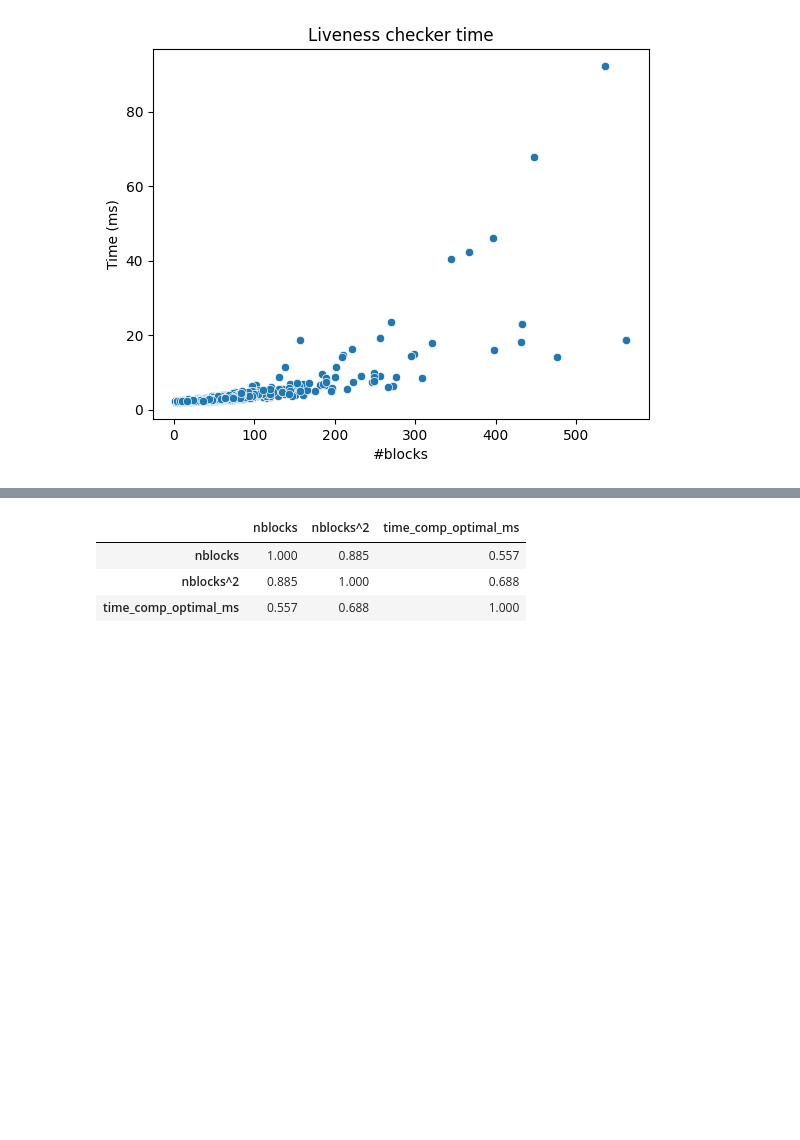
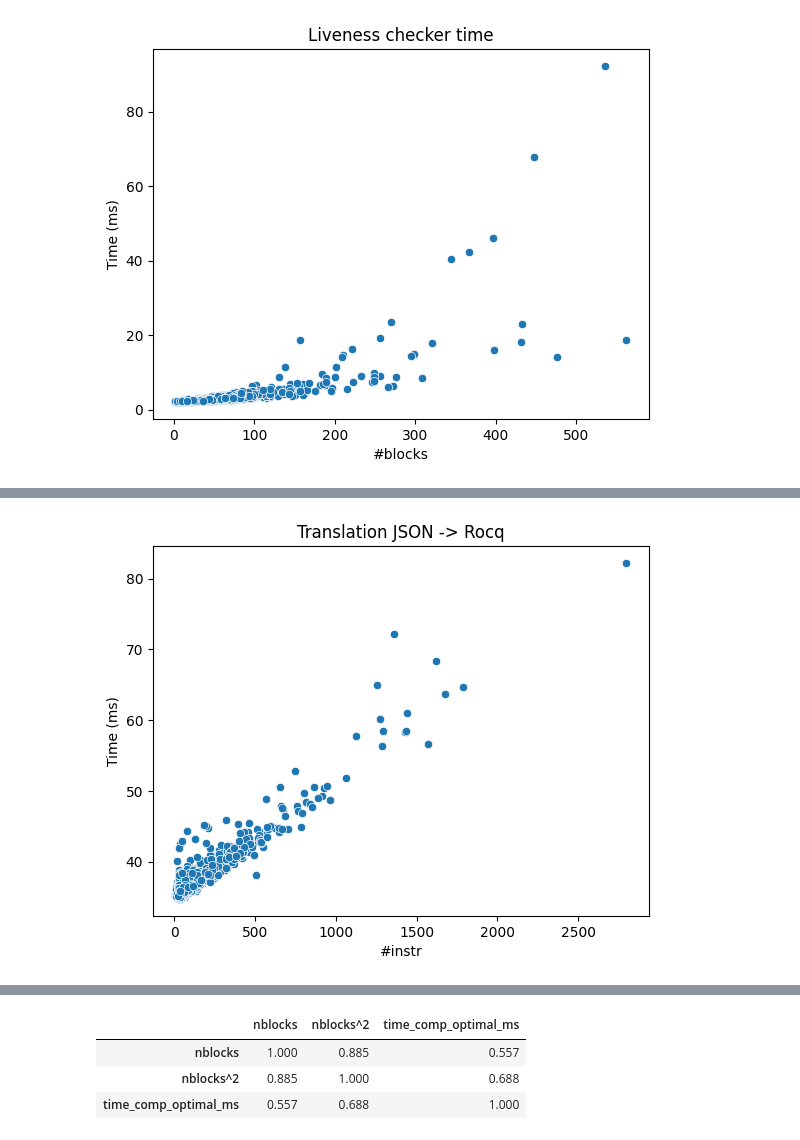
Before and after one commit to costa-group/foryu, a Jupyter notebook: benchmark/times.ipynb, the cells around one changed output, grey strips where cells are left out. Saved outputs shown, nothing was run; the diff lists cells and outputs as text; code cells hidden in the pictures; blank space fills up the shorter version.

```diff
--- a/benchmark/times.ipynb
+++ b/benchmark/times.ipynb
@@ -141,0 +188,15 @@ plt.show()
+# %%
+import seaborn as sns
+import matplotlib.pyplot as plt
+
+df["time_tr_optimal_ms"] = df["time_tr_optimal"] / 10**6
+
+sns.scatterplot(data=df, x="ninst", y="time_tr_optimal_ms")
+
+plt.xlabel("#instr")
+plt.ylabel("Time (ms)")
+plt.title("Translation JSON -> Rocq")
+plt.savefig("tr_time_instr.png", dpi=500, bbox_inches='tight')
+plt.show()
+# %% [output]
+[figure, added]
```
Also changed, not shown: parts of 8 cells of this notebook, 6 other files.
